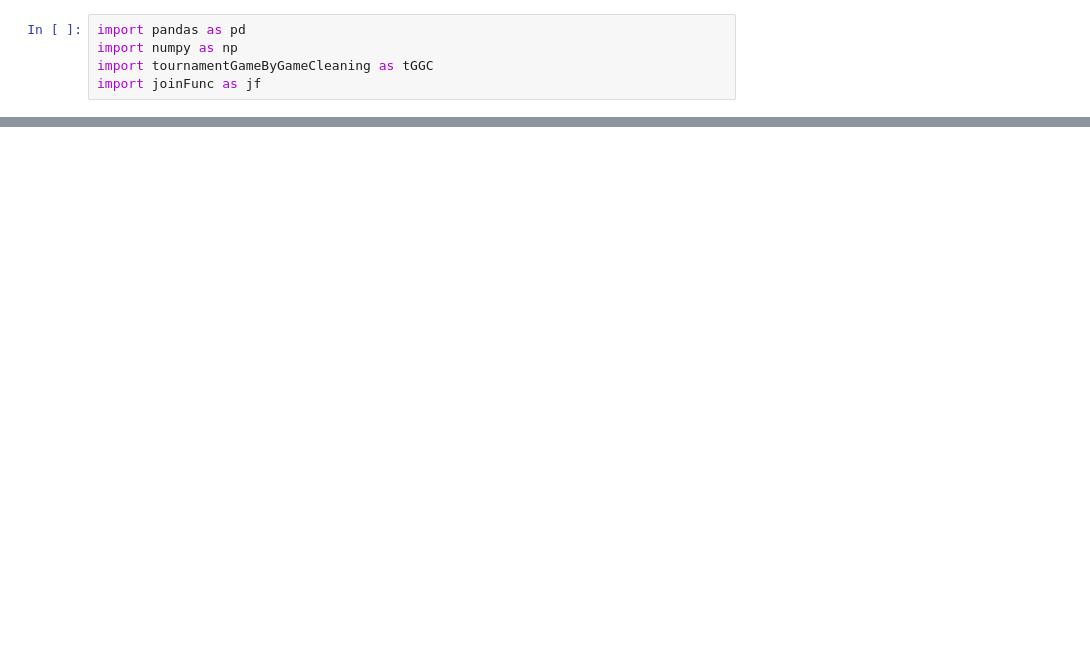
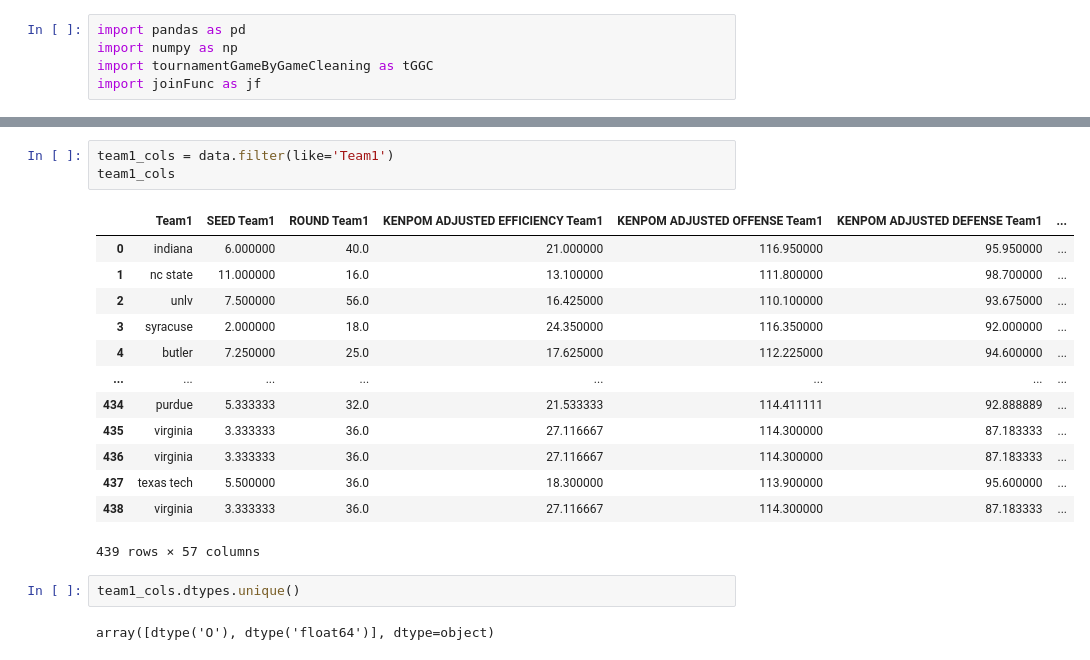
Before and after one commit to jacob-vogel/MLApplication, a Jupyter notebook: Pipeline ML Application.ipynb, the cells around one changed output, grey strips where cells are left out. Saved outputs shown, nothing was run; the diff lists cells and outputs as text; blank space fills up the shorter version.

```diff
--- a/Pipeline ML Application.ipynb
+++ b/Pipeline ML Application.ipynb
@@ -23,0 +116,21 @@ tournamentGameByGame = jf.joinCols(seasonStatsCols, tournamentGameByGame, season
+# %%
+team1_cols = data.filter(like='Team1')
+team1_cols
+# %% [output]
+|  | Team1 | SEED Team1 | ROUND Team1 | KENPOM ADJUSTED EFFICIENCY Team1 | KENPOM ADJUSTED OFFENSE Team1 | KENPOM ADJUSTED DEFENSE Team1 | ... |
+| 0 | indiana | 6.000000 | 40.0 | 21.000000 | 116.950000 | 95.950000 | ... |
+| 1 | nc state | 11.000000 | 16.0 | 13.100000 | 111.800000 | 98.700000 | ... |
+| 2 | unlv | 7.500000 | 56.0 | 16.425000 | 110.100000 | 93.675000 | ... |
+| 3 | syracuse | 2.000000 | 18.0 | 24.350000 | 116.350000 | 92.000000 | ... |
+| 4 | butler | 7.250000 | 25.0 | 17.625000 | 112.225000 | 94.600000 | ... |
+| ... | ... | ... | ... | ... | ... | ... | ... |
+| 434 | purdue | 5.333333 | 32.0 | 21.533333 | 114.411111 | 92.888889 | ... |
+| 435 | virginia | 3.333333 | 36.0 | 27.116667 | 114.300000 | 87.183333 | ... |
+| 436 | virginia | 3.333333 | 36.0 | 27.116667 | 114.300000 | 87.183333 | ... |
+| 437 | texas tech | 5.500000 | 36.0 | 18.300000 | 113.900000 | 95.600000 | ... |
+| 438 | virginia | 3.333333 | 36.0 | 27.116667 | 114.300000 | 87.183333 | ... |
+439 rows × 57 columns
+# %%
+team1_cols.dtypes.unique()
+# %% [output]
+array([dtype('O'), dtype('float64')], dtype=object)
```
Also changed, not shown: parts of 48 cells of this notebook, 1 other file.
